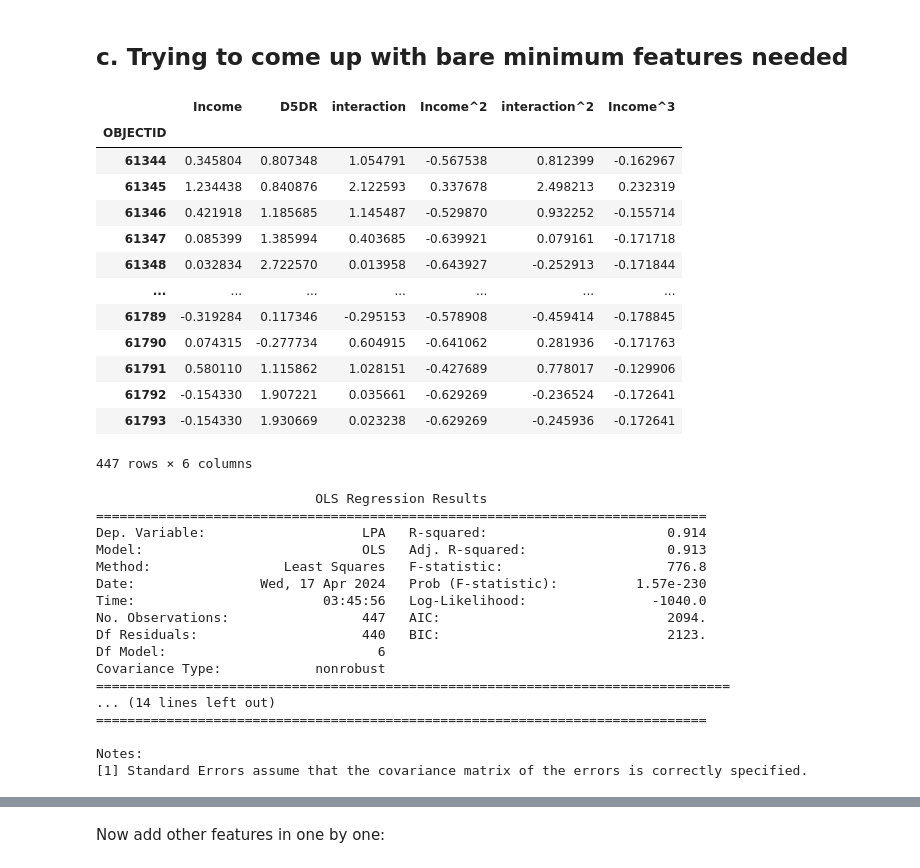
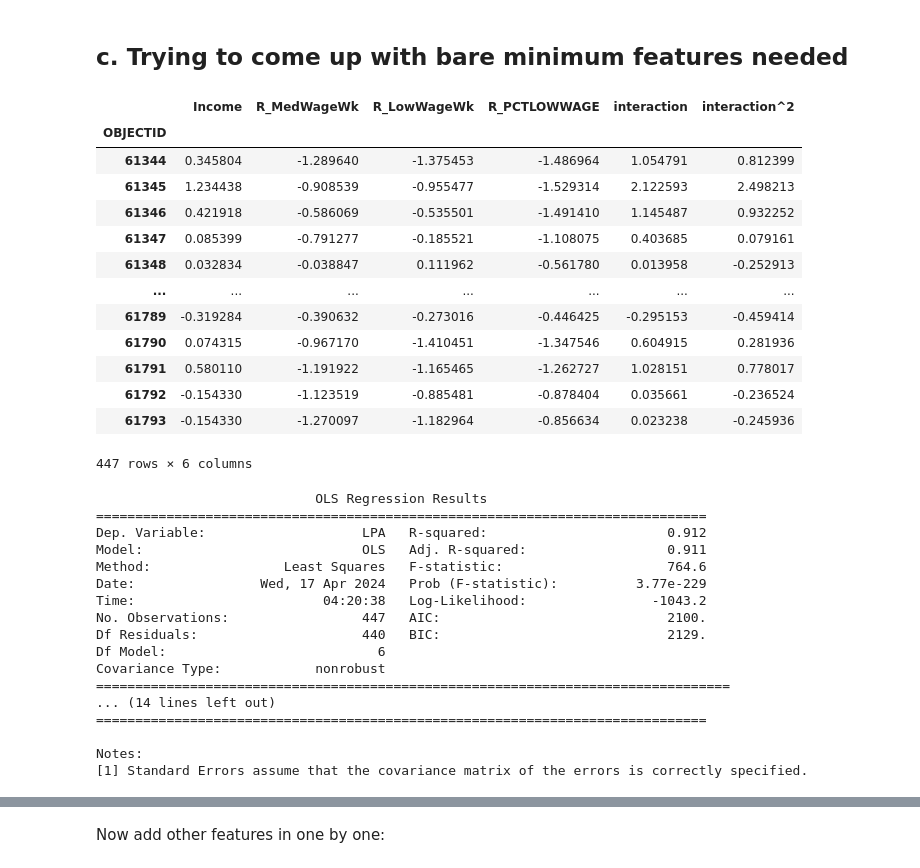
Before and after one commit to nina-adhikari/urban-design-and-health, a Jupyter notebook: mvp.ipynb, the cells around one changed output, grey strips where cells are left out. Cells and saved outputs as stored; diff of their text form; code cells hidden in the pictures.

```diff
--- a/mvp.ipynb
+++ b/mvp.ipynb
@@ -510,40 +510,40 @@ results2
 # %% [markdown]
 ## c. Trying to come up with bare minimum features needed
 # %%
-min_features = ['Income', 'D5DR']
+min_features = ['Income', 'R_MedWageWk', 'R_LowWageWk', 'R_PCTLOWWAGE']
 
 df_min = StandardScaler().set_output(transform="pandas").fit_transform(df.copy()[min_features])
 df_min['interaction'] =  df['Income'] / df['R_PCTLOWWAGE']
 
-pos_power_features = ['Income', 'interaction']
+pos_power_features = ['interaction']
 neg_power_features = []
 
 def df_power(dataframe, integers):
   new_df = dataframe.copy()
   for i in integers:
     if i > 0:
       for feature in pos_power_features:
         new_df[feature + '^' + str(i)] = new_df[feature]**i
     if i < 0:
       for feature in neg_power_features:
         new_df[feature + '^' + str(i)] = new_df[feature]**i
   return StandardScaler().set_output(transform="pandas").fit_transform(new_df)
 
 df_min = (df_power(df_min, [-3,-2, -1,2,3]))
 df_min.drop(columns=['interaction^3'], inplace=True)
 df_min
 # %% [output]
-|  | Income | D5DR | interaction | Income^2 | interaction^2 | Income^3 |
+|  | Income | R_MedWageWk | R_LowWageWk | R_PCTLOWWAGE | interaction | interaction^2 |
 | OBJECTID |  |  |  |  |  |  |
-| 61344 | 0.345804 | 0.807348 | 1.054791 | -0.567538 | 0.812399 | -0.162967 |
-| 61345 | 1.234438 | 0.840876 | 2.122593 | 0.337678 | 2.498213 | 0.232319 |
-| 61346 | 0.421918 | 1.185685 | 1.145487 | -0.529870 | 0.932252 | -0.155714 |
-| 61347 | 0.085399 | 1.385994 | 0.403685 | -0.639921 | 0.079161 | -0.171718 |
-| 61348 | 0.032834 | 2.722570 | 0.013958 | -0.643927 | -0.252913 | -0.171844 |
+| 61344 | 0.345804 | -1.289640 | -1.375453 | -1.486964 | 1.054791 | 0.812399 |
+| 61345 | 1.234438 | -0.908539 | -0.955477 | -1.529314 | 2.122593 | 2.498213 |
+| 61346 | 0.421918 | -0.586069 | -0.535501 | -1.491410 | 1.145487 | 0.932252 |
+| 61347 | 0.085399 | -0.791277 | -0.185521 | -1.108075 | 0.403685 | 0.079161 |
+| 61348 | 0.032834 | -0.038847 | 0.111962 | -0.561780 | 0.013958 | -0.252913 |
 | ... | ... | ... | ... | ... | ... | ... |
-| 61789 | -0.319284 | 0.117346 | -0.295153 | -0.578908 | -0.459414 | -0.178845 |
-| 61790 | 0.074315 | -0.277734 | 0.604915 | -0.641062 | 0.281936 | -0.171763 |
-| 61791 | 0.580110 | 1.115862 | 1.028151 | -0.427689 | 0.778017 | -0.129906 |
-| 61792 | -0.154330 | 1.907221 | 0.035661 | -0.629269 | -0.236524 | -0.172641 |
-| 61793 | -0.154330 | 1.930669 | 0.023238 | -0.629269 | -0.245936 | -0.172641 |
+| 61789 | -0.319284 | -0.390632 | -0.273016 | -0.446425 | -0.295153 | -0.459414 |
+| 61790 | 0.074315 | -0.967170 | -1.410451 | -1.347546 | 0.604915 | 0.281936 |
+| 61791 | 0.580110 | -1.191922 | -1.165465 | -1.262727 | 1.028151 | 0.778017 |
+| 61792 | -0.154330 | -1.123519 | -0.885481 | -0.878404 | 0.035661 | -0.236524 |
+| 61793 | -0.154330 | -1.270097 | -1.182964 | -0.856634 | 0.023238 | -0.245936 |
 447 rows × 6 columns
@@ -554,13 +552,13 @@ print(ols(df_min, y).summary())
 # %% [output]
                             OLS Regression Results
 ==============================================================================
-Dep. Variable:                    LPA   R-squared:                       0.914
-Model:                            OLS   Adj. R-squared:                  0.913
-Method:                 Least Squares   F-statistic:                     776.8
-Date:                Wed, 17 Apr 2024   Prob (F-statistic):          1.57e-230
-Time:                        03:45:56   Log-Likelihood:                -1040.0
-No. Observations:                 447   AIC:                             2094.
-Df Residuals:                     440   BIC:                             2123.
+Dep. Variable:                    LPA   R-squared:                       0.912
+Model:                            OLS   Adj. R-squared:                  0.911
+Method:                 Least Squares   F-statistic:                     764.6
+Date:                Wed, 17 Apr 2024   Prob (F-statistic):          3.77e-229
+Time:                        04:20:38   Log-Likelihood:                -1043.2
+No. Observations:                 447   AIC:                             2100.
+Df Residuals:                     440   BIC:                             2129.
 Df Model:                           6
 Covariance Type:            nonrobust
 =================================================================================
```
Also changed, not shown: parts of 13 cells of this notebook.
